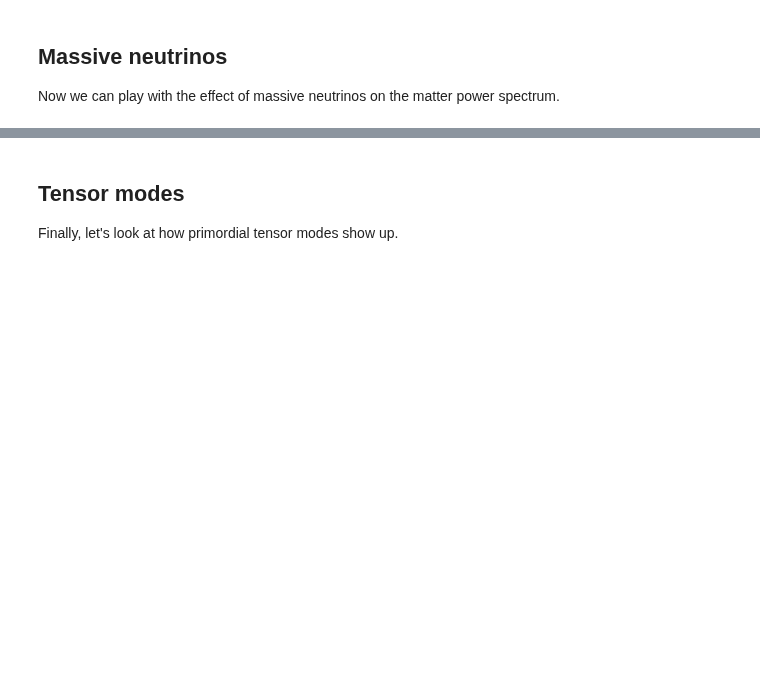
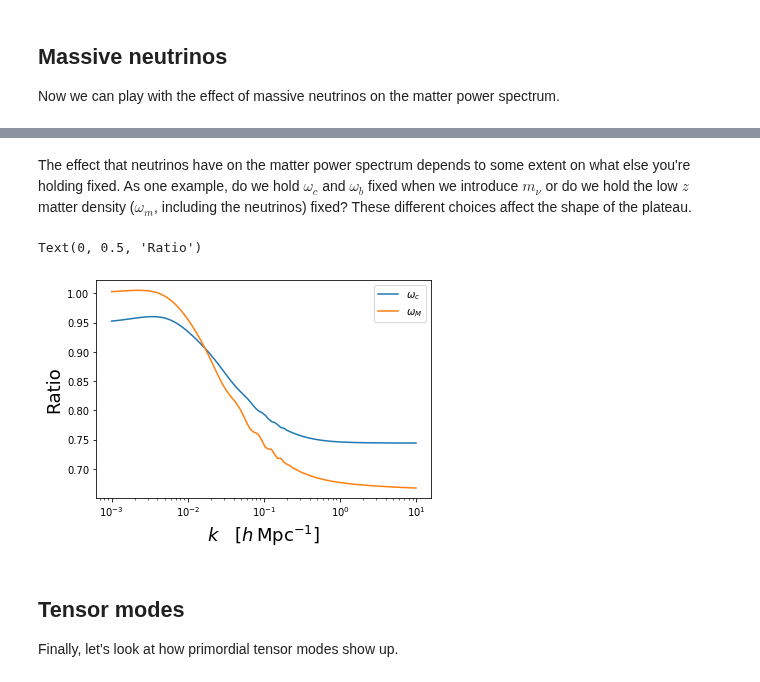
Before and after one commit to LBJ-Wade/Notebooks_cosmology, a Jupyter notebook: physics229/ClassBoltzmannCode.ipynb, the cells around one changed output, grey strips where cells are left out. Drawn from its saved outputs; the diff is of its cells as text; code cells hidden in the pictures; blank space fills up the shorter version.

Commit message:
More massive neutrinos.

```diff
--- a/physics229/ClassBoltzmannCode.ipynb
+++ b/physics229/ClassBoltzmannCode.ipynb
@@ -195,3 +234,45 @@ ax.set_ylabel(r'Ratio',fontsize=18)
+# %% [markdown]
+The effect that neutrinos have on the matter power spectrum depends to some extent on what else you're holding fixed.  As one example, do we hold $\omega_c$ and $\omega_b$ fixed when we introduce $m_\nu$ or do we hold the low $z$ matter density ($\omega_m$, including the neutrinos) fixed?  These different choices affect the shape of the plateau.
+# %%
+# Set up a "standard" case with massless neutrinos.
+params = {'output': 'mPk','P_k_max_h/Mpc': 25.,\
+          'A_s': np.exp(3.040)*1e-10,'n_s': 0.96824,'h': 0.6770,\
+          'tau_reio': 0.0568,'omega_b': 0.022447,'omega_cdm': 0.11923,\
+          'N_ur': 3.0328}
+Fid = Class()
+Fid.set(params)
+Fid.compute()
+# Add massive neutrinos, holding omega_cdm fixed.
+params = {'output': 'mPk','P_k_max_h/Mpc': 25.,\
+          'A_s': np.exp(3.040)*1e-10,'n_s': 0.96824,'h': 0.6770,\
+          'tau_reio': 0.0568,'omega_b': 0.022447,'omega_cdm': 0.11923,\
+          'N_ur': 2.0328,'N_ncdm': 1, 'omega_ncdm': 0.005}
+OC = Class()
+OC.set(params)
+OC.compute()
+# Add massive neutrinos, holding omega_m fixed.
+params = {'output': 'mPk','P_k_max_h/Mpc': 25.,\
+          'A_s': np.exp(3.040)*1e-10,'n_s': 0.96824,'h': 0.6770,\
+          'tau_reio': 0.0568,'omega_b': 0.022447,'omega_cdm': 0.11923-0.005,\
+          'N_ur': 2.0328,'N_ncdm': 1, 'omega_ncdm': 0.005}
+OM = Class()
+OM.set(params)
+OM.compute()
+# %%
+kk       = np.logspace(-3.0,1.0,100)
+ratio_OC = np.array([OC.pk(k,0.0)/Fid.pk(k,0.0) for k in kk])
+ratio_OM = np.array([OM.pk(k,0.0)/Fid.pk(k,0.0) for k in kk])
+#
+fig,ax = plt.subplots(1,1,figsize=(6,4))
+ax.plot(kk,ratio_OC,label=r'$\omega_c$')
+ax.plot(kk,ratio_OM,label=r'$\omega_M$')
+ax.legend()
+ax.set_xscale('log')
+ax.set_xlabel(r'$k\quad [h\,{\rm Mpc}^{-1}]$',fontsize=18)
+ax.set_ylabel(r'Ratio',fontsize=18)
+# %% [output]
+Text(0, 0.5, 'Ratio')
+[figure, added]
 # %% [markdown]
 ## Tensor modes ##
 
```
Also changed, not shown: parts of 11 cells of this notebook.
